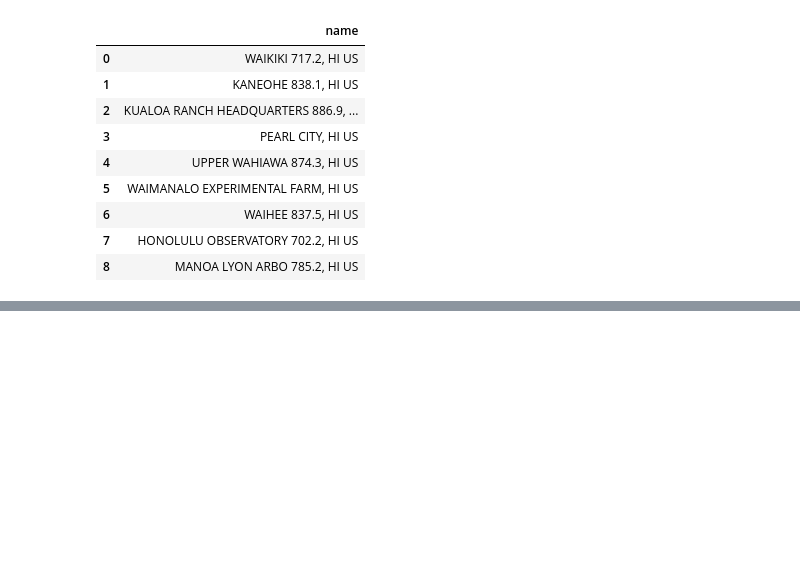
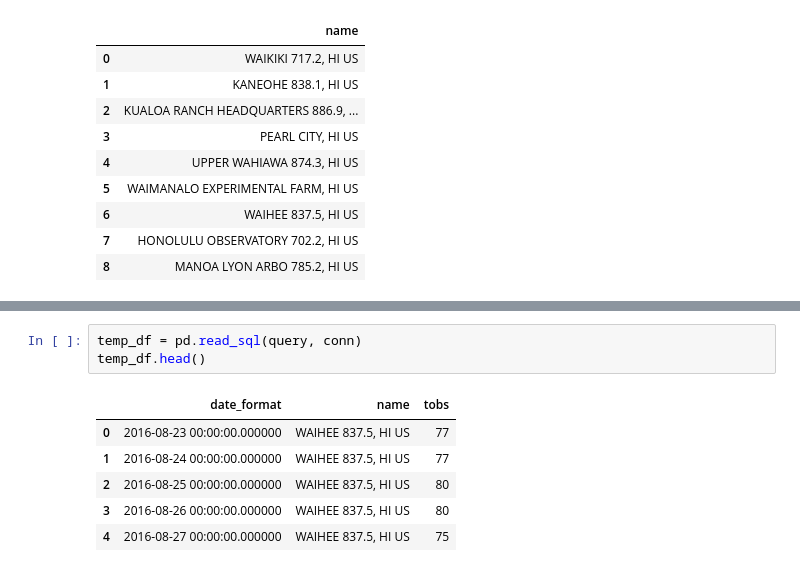
Before and after one commit to gaguinaldo/uscdatabootcamp, a Jupyter notebook: hw-9/climate_analysis.ipynb, the cells around one changed output, grey strips where cells are left out. Saved outputs shown, nothing was run; the diff lists cells and outputs as text; blank space fills up the shorter version.

```diff
--- a/hw-9/climate_analysis.ipynb
+++ b/hw-9/climate_analysis.ipynb
@@ -181,0 +214,10 @@ df_station_name
+# %%
+temp_df = pd.read_sql(query, conn)
+temp_df.head()
+# %% [output]
+|  | date_format | name | tobs |
+| 0 | 2016-08-23 00:00:00.000000 | WAIHEE 837.5, HI US | 77 |
+| 1 | 2016-08-24 00:00:00.000000 | WAIHEE 837.5, HI US | 77 |
+| 2 | 2016-08-25 00:00:00.000000 | WAIHEE 837.5, HI US | 80 |
+| 3 | 2016-08-26 00:00:00.000000 | WAIHEE 837.5, HI US | 80 |
+| 4 | 2016-08-27 00:00:00.000000 | WAIHEE 837.5, HI US | 75 |
```
Also changed, not shown: parts of 12 cells of this notebook.
